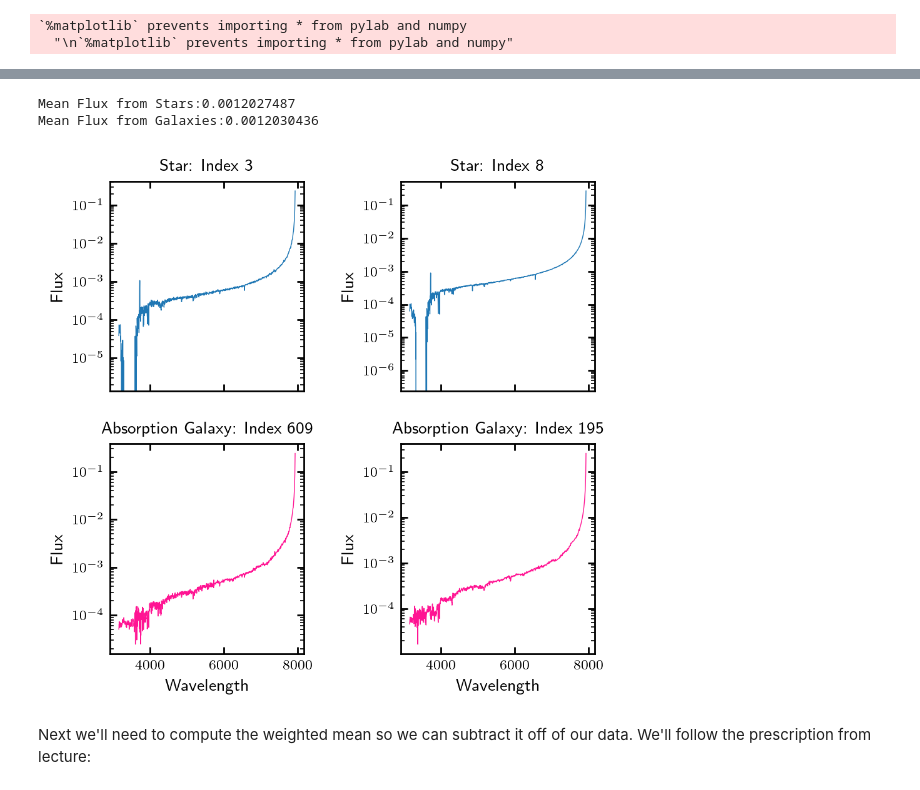
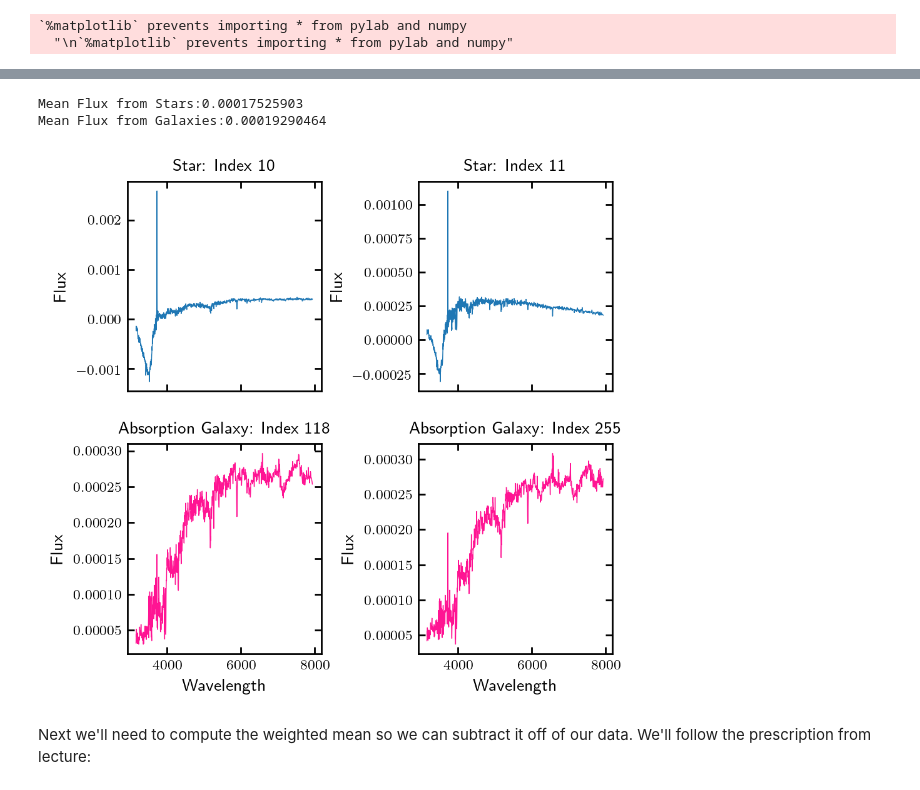
Before and after one commit to bbonine/machine_learning_astr5900, a Jupyter notebook: exercises/lec_16_pca.ipynb, the cells around one changed output, grey strips where cells are left out. Saved outputs shown, nothing was run; the diff lists cells and outputs as text; code cells hidden in the pictures.

```diff
--- a/exercises/lec_16_pca.ipynb
+++ b/exercises/lec_16_pca.ipynb
@@ -83,3 +83,29 @@ gals = np.where(cv[4] == 2)[0]
 
 flux_gals = flux[gals]
 weights_gals = weights[gals]
+# %%
+# Inspect
+fig, axs = plt.subplots(2,2, facecolor='w', edgecolor='k', dpi = 200,figsize = [5,5], sharex = True)
+fig.subplots_adjust(hspace = 0.25, wspace=.5)
+
+axs = axs.ravel()
+
+
+
+
+for i in range(0,2):
+
+    num = np.random.randint(0,len(flux_stars))
+    axs[i].plot(wavelengths,flux_stars[np.random.randint(0,len(flux_stars))], linewidth = 0.5)
+    axs[i].set_ylabel('Flux', fontsize = 10)
+    axs[i].set_title('Star: Index '+ str(num) )
+
+
+
+
+for i in range(2,4):
+    num = np.random.randint(0,len(flux_gals))
+    axs[i].plot(wavelengths,flux_gals[num], linewidth = 0.5, color = 'deeppink')
+    axs[i].set_ylabel('Flux', fontsize = 10)
+    axs[i].set_xlabel('Wavelength', fontsize = 10)
+    axs[i].set_title('Absorption Galaxy: Index '+ str(num) )
@@ -88,55 +116,53 @@ weights_gals = weights[gals]
 
 # Stars
 for i in range(0,len(flux_stars)):
-    for j in range(0,len(flux_stars[0])):
-        flux_stars[i][j] = flux_stars[i][j] / np.trapz(flux_stars[i],wavelengths)
+    flux_stars[i] = flux_stars[i] / np.trapz(flux_stars[i],wavelengths)
 
 # Galaxies
 for i in range(0,len(flux_gals)):
-    for j in range(0, len(flux_gals[0])):
-        flux_gals[i][j] = flux_gals[i][j] / np.trapz(flux_gals[i], wavelengths)
+    flux_gals[i] = flux_gals[i] / np.trapz(flux_gals[i], wavelengths)
 
 print("Mean Flux from Stars:" + str(np.mean(flux_stars)))
 print("Mean Flux from Galaxies:" + str(np.mean(flux_gals)))
 # %% [output]
-Mean Flux from Stars:0.0012027487
-Mean Flux from Galaxies:0.0012030436
+Mean Flux from Stars:0.00017525903
+Mean Flux from Galaxies:0.00019290464
 # %%
 
 # Plot a few
 
 fig, axs = plt.subplots(2,2, facecolor='w', edgecolor='k', dpi = 200,figsize = [5,5], sharex = True)
 fig.subplots_adjust(hspace = 0.25, wspace=.5)
 
 axs = axs.ravel()
 
 
 
 
 for i in range(0,2):
 
     num = np.random.randint(0,len(flux_stars))
-    axs[i].semilogy(wavelengths,flux_stars[np.random.randint(0,len(flux_stars))], linewidth = 0.5)
+    axs[i].plot(wavelengths,flux_stars[np.random.randint(0,len(flux_stars))], linewidth = 0.5)
     axs[i].set_ylabel('Flux', fontsize = 10)
     axs[i].set_title('Star: Index '+ str(num) )
 
 
 
 
 for i in range(2,4):
     num = np.random.randint(0,len(flux_gals))
-    axs[i].semilogy(wavelengths,flux_gals[num], linewidth = 0.5, color = 'deeppink')
+    axs[i].plot(wavelengths,flux_gals[num], linewidth = 0.5, color = 'deeppink')
     axs[i].set_ylabel('Flux', fontsize = 10)
     axs[i].set_xlabel('Wavelength', fontsize = 10)
     axs[i].set_title('Absorption Galaxy: Index '+ str(num) )
 
 
 
 
 #plt.subplot(221, sharex = True)
 #plt.loglog(wavelengths, flux_stars[np.random.randint(0,len(flux_stars))])
 # %% [output]
-[figure, old version]
+[figure, new version]
 # %% [markdown]
 Next we'll need to compute the weighted mean so we can subtract it off of our data. We'll follow the prescription from lecture:
 # %%
```
Also changed, not shown: parts of 14 cells of this notebook.
